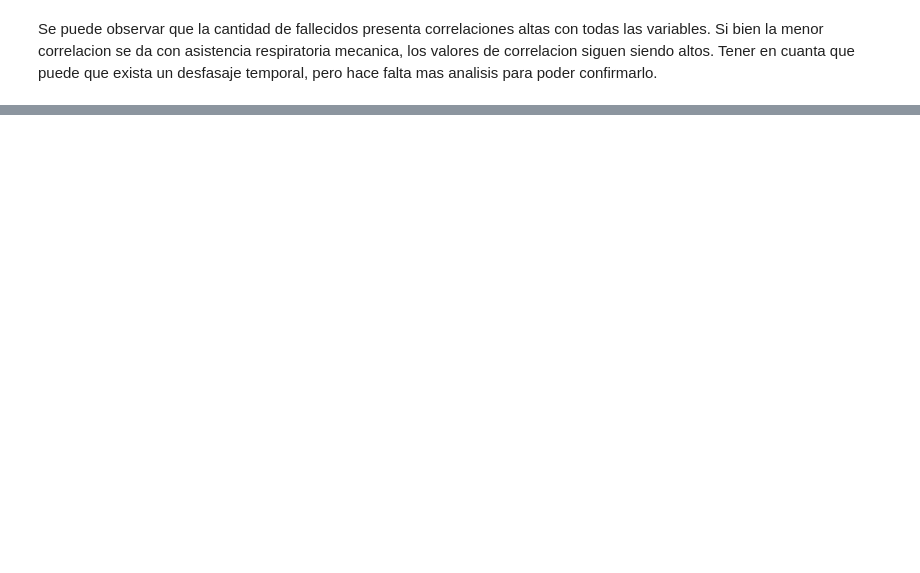
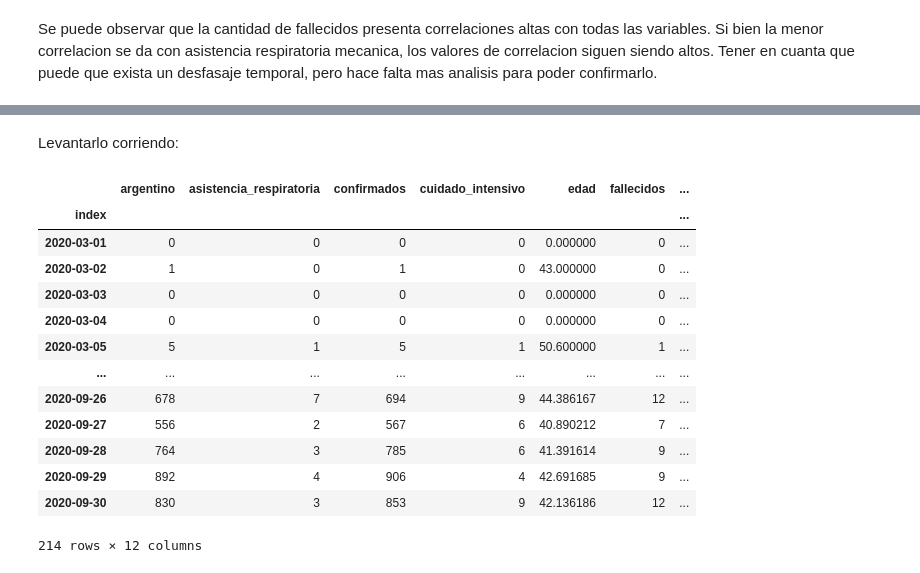
Before and after one commit to tomiambro/clusterai2020_grupo1, a Jupyter notebook: EDA_Proyecto_Final.ipynb, the cells around one changed output, grey strips where cells are left out. Saved outputs shown, nothing was run; the diff lists cells and outputs as text; code cells hidden in the pictures; blank space fills up the shorter version.

```diff
--- a/EDA_Proyecto_Final.ipynb
+++ b/EDA_Proyecto_Final.ipynb
@@ -238,0 +274,24 @@ plt.show()
+# %% [markdown]
+Levantarlo corriendo:
+# %%
+df = pd.read_feather('./data/pivot_data')
+
+df.index = df['index']
+df.drop('index', axis=1, inplace=True)
+
+df
+# %% [output]
+|  | argentino | asistencia_respiratoria | confirmados | cuidado_intensivo | edad | fallecidos | ... |
+| index |  |  |  |  |  |  | ... |
+| 2020-03-01 | 0 | 0 | 0 | 0 | 0.000000 | 0 | ... |
+| 2020-03-02 | 1 | 0 | 1 | 0 | 43.000000 | 0 | ... |
+| 2020-03-03 | 0 | 0 | 0 | 0 | 0.000000 | 0 | ... |
+| 2020-03-04 | 0 | 0 | 0 | 0 | 0.000000 | 0 | ... |
+| 2020-03-05 | 5 | 1 | 5 | 1 | 50.600000 | 1 | ... |
+| ... | ... | ... | ... | ... | ... | ... | ... |
+| 2020-09-26 | 678 | 7 | 694 | 9 | 44.386167 | 12 | ... |
+| 2020-09-27 | 556 | 2 | 567 | 6 | 40.890212 | 7 | ... |
+| 2020-09-28 | 764 | 3 | 785 | 6 | 41.391614 | 9 | ... |
+| 2020-09-29 | 892 | 4 | 906 | 4 | 42.691685 | 9 | ... |
+| 2020-09-30 | 830 | 3 | 853 | 9 | 42.136186 | 12 | ... |
+214 rows × 12 columns
```
Also changed, not shown: parts of 17 cells of this notebook, 1 other file.
